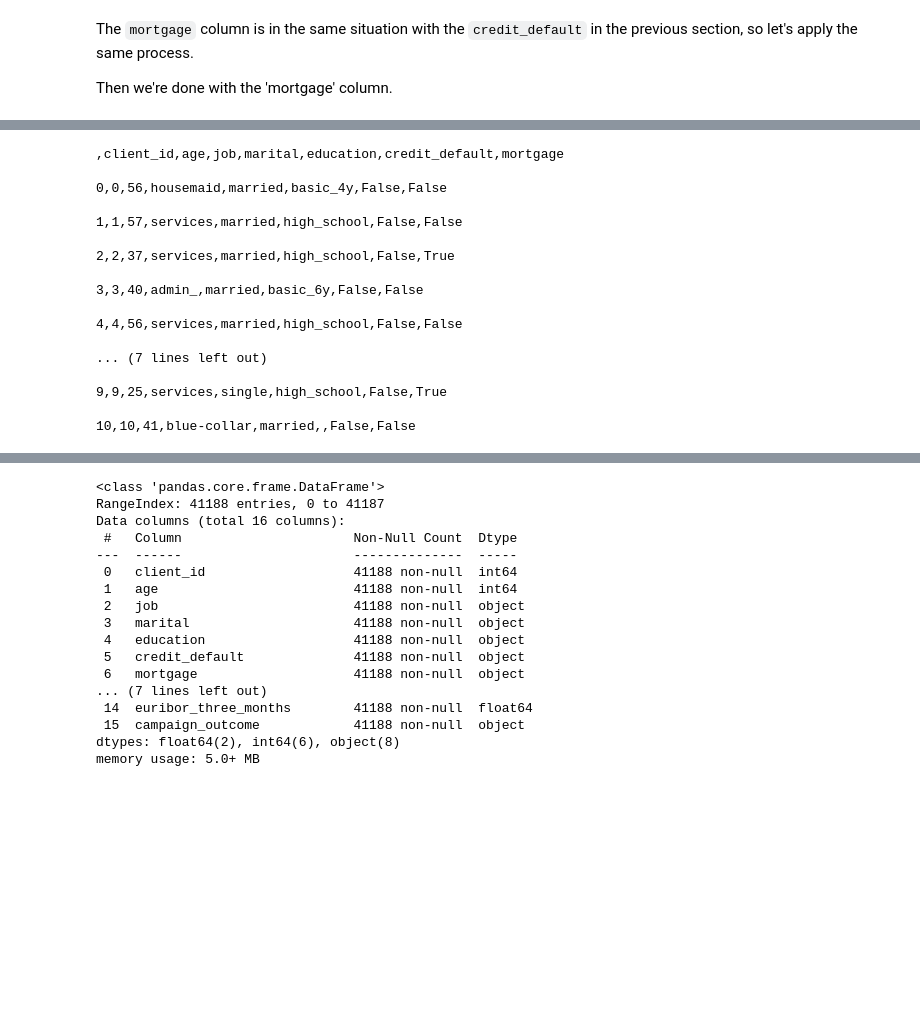
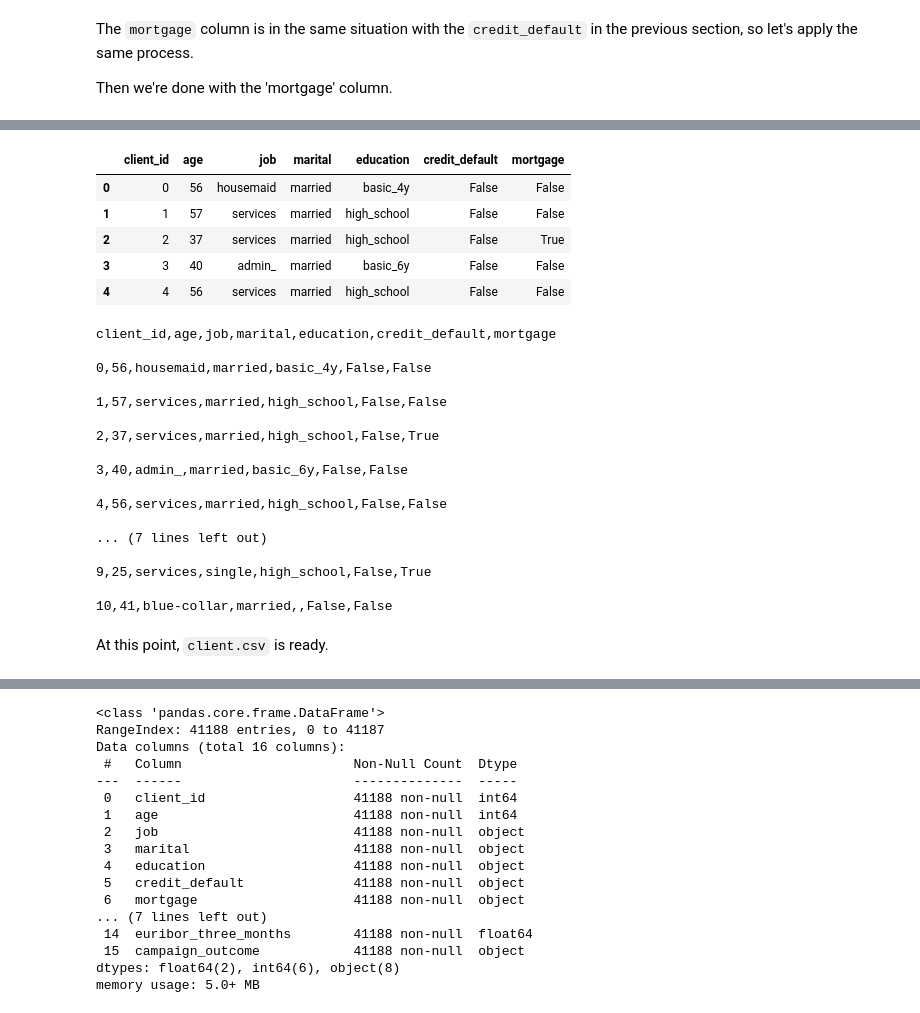
Before and after one commit to jrili/datacamp-cleaning-bank-marketing, a Jupyter notebook: datacamp-clean-bank-marketing.ipynb, the cells around one changed output, grey strips where cells are left out. Cells and saved outputs as stored; diff of their text form; code cells hidden in the pictures; blank space fills up the shorter version.

```diff
--- a/datacamp-clean-bank-marketing.ipynb
+++ b/datacamp-clean-bank-marketing.ipynb
@@ -244,11 +220,11 @@ We found 39,439 entries with a `education` value with the "." character. Let's d
 
 Afterwards, we can do a quick check afterwards that there are no more offending rows.
 # %%
-clients_df.loc[ clients_educ_withdot, 'education'] = clients_df[ clients_educ_withdot ]['education'].str.replace("\.", "_")
+clients_df.loc[ clients_educ_withdot, 'education'] = clients_df[ clients_educ_withdot ]['education'].str.replace(".", "_")
 
 # check that there are no more "education" values with "." character
-clients_educ_withdot = clients_df['education'].str.contains('\.')
-assert(clients_educ_withdot.sum() == 0)
+clients_educ_withdot_afterclean = clients_df['education'].str.contains('\\.')
+assert(clients_educ_withdot_afterclean.sum() == 0)
 # %% [markdown]
 Next, let's change the "unknown" values to `np.NaN`.
 Let's quickly view first the unique values in the column and check the count of offending rows.
@@ -268,11 +244,11 @@ There are 1,731 rows to change. Let's proceed with the replacement and assert th
 
 Then we're all done with the `education` column.
 # %%
-clients_df.loc[ client_educ_unknown, 'education'] = clients_df[ client_educ_unknown ]['education'].replace("unknown", np.nan)
+clients_df.loc[ client_educ_unknown, 'education'] = clients_df[ client_educ_unknown ]['education'].replace(to_replace="unknown", value=np.nan)
 
 # check that there are no more "unknown" "education" values,
 # and that there is the same number of null values as there were previously unknown values
-client_educ_unknown = clients_df['education'] == "unknown"
-assert(client_educ_unknown.sum() == 0)
+client_educ_unknown_afterclean = clients_df['education'] == "unknown"
+assert(client_educ_unknown_afterclean.sum() == 0)
 assert( clients_df['education'].isna().sum() == num_client_educ_unknown )
 # %% [markdown]
@@ -299,14 +276,18 @@ Let's do the replacement as follows:
 
 Afterwards do some checks on the counts. Then we're done with the `credit_default` column
 # %%
-client_creditdefault_is_yes = clients_df['credit_default'] == "yes"
-clients_df.loc[client_creditdefault_is_yes, 'credit_default'] = 1
-clients_df.loc[~client_creditdefault_is_yes, 'credit_default'] = 0
-clients_df['credit_default'] = clients_df['credit_default'].astype(bool)
+# Rename the credit_default column to credit_default_obj to reflect its datatype
+clients_df = clients_df.rename(columns={"credit_default":"credit_default_obj"})
+
+# Create a new credit_default column, set its values to 1 or 0 depending on the old credit_default
+clients_df['credit_default'] = (clients_df['credit_default_obj'] == "yes")
+
+# Drop the old credit_default_obj column
+clients_df = clients_df.drop(columns=['credit_default_obj'])
 
 # Check that number of 'True' 'credit_default' rows is equal to the number of rows previously "yes",
 # and that the number of 'False' rows is equal to the sum of "no"s and "unknowns" previously
 assert((clients_df['credit_default'] == True).sum() == client_creditdefault_counts_df["yes"])
 assert((clients_df['credit_default'] == False).sum() ==
-       (client_creditdefault_counts_df["no"] + client_creditdefault_counts_df["unknown"]))
+     (client_creditdefault_counts_df["no"] + client_creditdefault_counts_df["unknown"]))
 # %% [markdown]
@@ -327,12 +309,19 @@ The `mortgage` column is in the same situation with the `credit_default` in the
 
 Then we're done with the 'mortgage' column.
 # %%
-clients_df['mortgage'] = clients_df['mortgage'].replace(to_replace = {"yes":1, "no":0, "unknown":0}).astype(bool)
+# Rename the mortgage column to mortgage_obj to reflect its datatype
+clients_df = clients_df.rename(columns={"mortgage":"mortgage_obj"})
 
-# Check that number of 'True' 'mortgage' rows is equal to the number of rows previously "yes",
+# Create a new credit_mortgage column, set its values to 1 or 0 depending on the old mortgage_obj
+clients_df['mortgage'] = (clients_df['mortgage_obj'] == "yes")
+
+# Drop the old credit_default_obj column
+clients_df = clients_df.drop(columns=['mortgage_obj'])
+
+# Check that number of 'True' 'credit_default' rows is equal to the number of rows previously "yes",
 # and that the number of 'False' rows is equal to the sum of "no"s and "unknowns" previously
 assert((clients_df['mortgage'] == True).sum() == client_mortgage_counts_df["yes"])
 assert((clients_df['mortgage'] == False).sum() ==
-       (client_mortgage_counts_df["no"] + client_mortgage_counts_df["unknown"]))
+     (client_mortgage_counts_df["no"] + client_mortgage_counts_df["unknown"]))
 # %% [markdown]
 ## client.csv: Export to csv
@@ -340 +346,10 @@ At this point, all our clean client data is stored in `clients_df`, and all that
+# %%
+clients_df.head()
+# %% [output]
+|  | client_id | age | job | marital | education | credit_default | mortgage |
+| 0 | 0 | 56 | housemaid | married | basic_4y | False | False |
+| 1 | 1 | 57 | services | married | high_school | False | False |
+| 2 | 2 | 37 | services | married | high_school | False | True |
+| 3 | 3 | 40 | admin_ | married | basic_6y | False | False |
+| 4 | 4 | 56 | services | married | high_school | False | False |
 # %%
@@ -342,26 +358,28 @@ clients_df.to_csv('client.csv')
 # %%
 # Check first few rows of exported CSV file
-with open('client.csv') as csvfile:
+with open(PATH_TO_CLIENTS_CSV_FILE) as csvfile:
     for i in range(0,12):
         print(csvfile.readline())
 # %% [output]
-,client_id,age,job,marital,education,credit_default,mortgage
+client_id,age,job,marital,education,credit_default,mortgage
 
-0,0,56,housemaid,married,basic_4y,False,False
+0,56,housemaid,married,basic_4y,False,False
 
-1,1,57,services,married,high_school,False,False
+1,57,services,married,high_school,False,False
 
-2,2,37,services,married,high_school,False,True
+2,37,services,married,high_school,False,True
 
-3,3,40,admin_,married,basic_6y,False,False
+3,40,admin_,married,basic_6y,False,False
 
-4,4,56,services,married,high_school,False,False
+4,56,services,married,high_school,False,False
 
 ... (7 lines left out)
 
-9,9,25,services,single,high_school,False,True
+9,25,services,single,high_school,False,True
 
-10,10,41,blue-collar,married,,False,False
+10,41,blue-collar,married,,False,False
+# %% [markdown]
+At this point, `client.csv` is ready.
 # %% [markdown]
 # Processing for campaign.csv
 
```
Also changed, not shown: parts of 79 cells of this notebook.
